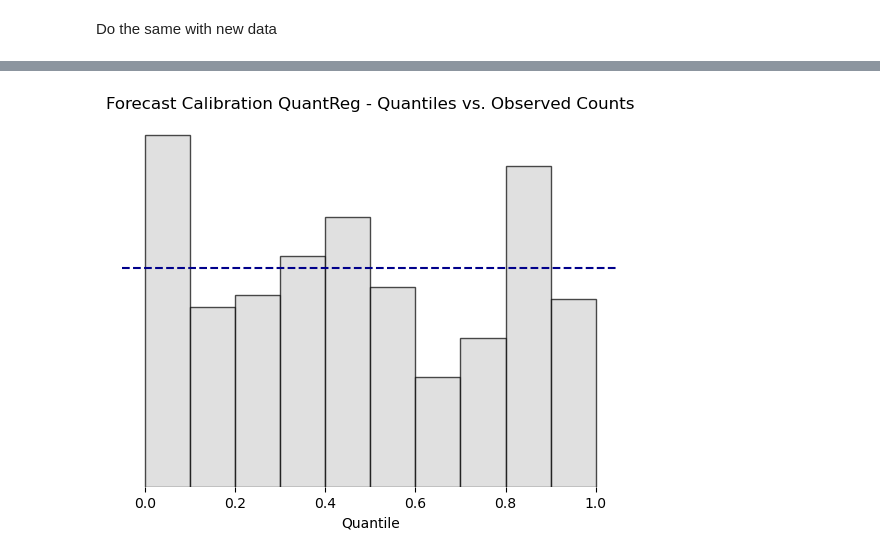
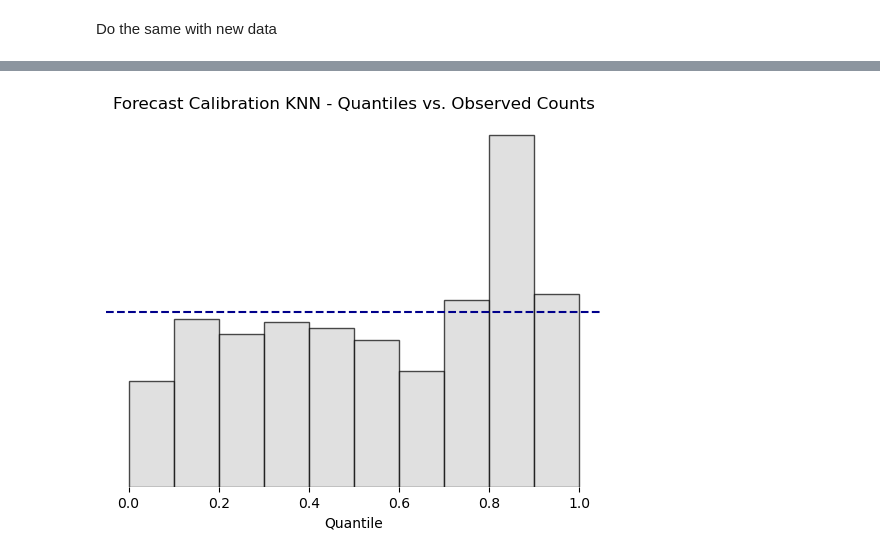
Before and after one commit to mweinreuter/PTSFC, a Jupyter notebook: energy_consumption/models/knn/knn.ipynb, the cells around one changed output, grey strips where cells are left out. Saved outputs shown, nothing was run; the diff lists cells and outputs as text; code cells hidden in the pictures.

```diff
--- a/energy_consumption/models/knn/knn.ipynb
+++ b/energy_consumption/models/knn/knn.ipynb
@@ -650,8 +562,10 @@ array([1.13621602, 1.13621602, 1.13621602, 1.14318145, 1.14813885,
 # %%
+from math import sqrt
+
 residuals = pd.read_csv(
-    'c:\\Users\\Maria\\Documents\\Studium\\Pyhton Projekte\\PTSFC\\energy_consumption\\models\\knn\\residuals.csv')
+    'c:\\Users\\Maria\\Documents\\Studium\\Pyhton Projekte\\PTSFC\\energy_consumption\\models\\knn\\data\\residuals.csv')
 distances = pd.read_csv(
-    'c:\\Users\\Maria\\Documents\\Studium\\Pyhton Projekte\\PTSFC\\energy_consumption\\models\\knn\\distances.csv')
+    'c:\\Users\\Maria\\Documents\\Studium\\Pyhton Projekte\\PTSFC\\energy_consumption\\models\\knn\\data\\distances.csv')
 
 def get_quantiles(mean_est, neighbor_distances, quantiles):
 
@@ -664,10 +578,10 @@ def get_quantiles(mean_est, neighbor_distances, quantiles):
 
     mean_residuals = np.array(residuals.mean(axis=0))
     mean_corr = np.array(mean_est) - mean_residuals
+    std_dev_residuals = np.sqrt(np.array((residuals.var(axis=0)) * (200 / (200 - 54))))  # estimate std --> take 1/(N-K), N = 200, K = 54
 
-    std_dev_residuals = np.array(residuals.std(axis=0))
     for q in quantiles:
-        quantile_df[f'q{q}'] = mean_corr+distance_ratio*norm.ppf(q, loc=0)*std_dev_residuals*(0.75)
+            quantile_df[f'q{q}'] = mean_corr+norm.ppf(q, loc=0)*(distance_ratio*std_dev_residuals + sqrt(1.0417))
 
     return quantile_df
 # %%
@@ -755,7 +679,7 @@ nd
 pit_merged = pd.DataFrame(columns=['date_time', 'q0.1', 'q0.2', 'q0.3', 'q0.4', 'q0.5', 'q0.6',
                                    'q0.7', 'q0.8', 'q0.9', 'energy_consumption'])
 quantiles = [0.1, 0.2, 0.3, 0.4, 0.5, 0.6, 0.7, 0.8, 0.9]
-for i in range(1, 10):
+for i in range(1, 8):
     print(f'start of round {i}')
     forecasts = get_KNNRegression_forecasts(energydata[:i*(-168)],
                                        indexes=list(range(100)),
@@ -854,35 +785,6 @@ Do the same with new data
 # %%
 from energy_consumption.feature_selection.extract import extract_energy_data
 energydata = extract_energy_data.get_data()
-# %%
-import pandas as pd
-import numpy as np
-from math import sqrt
-from scipy.stats import norm
-
-residuals = pd.read_csv(
-    'c:\\Users\\Maria\\Documents\\Studium\\Pyhton Projekte\\PTSFC\\energy_consumption\\models\\knn\\residuals.csv')
-distances = pd.read_csv(
-    'c:\\Users\\Maria\\Documents\\Studium\\Pyhton Projekte\\PTSFC\\energy_consumption\\models\\knn\\distances.csv')
-
-
-def get_quantiles(mean_est, neighbor_distances, quantiles):
-
-    quantile_df = pd.DataFrame()
-    quantiles = (np.array(quantiles))
-
-    mean_distances = np.array(distances['mean_distance'])
-    distance_specific = neighbor_distances.mean(axis=1)
-    distance_ratio = (distance_specific/mean_distances)  # durch?
-
-    mean_residuals = np.array(residuals.mean(axis=0))
-    mean_corr = np.array(mean_est) - mean_residuals
-
-    std_dev_residuals = np.array(residuals.std(axis=0))
-    for q in quantiles:#chanted to mean est
-        quantile_df[f'q{q}'] = mean_est+distance_ratio*norm.ppf(q, loc=0)*std_dev_residuals*(0.75)
-
-    return quantile_df
 # %%
 import pandas as pd
 import numpy as np
@@ -925,7 +827,7 @@ def get_KNNRegression_forecasts(energydata=np.nan, indexes=[47, 51, 55, 71, 75,
 
     # estimate forecast mean
     mean_est = knn_model.predict(X_pred)
-    neighbor_distances, neighbor_indizes = knn_model.kneighbors(X_pred, 5)
+    neighbor_distances, neighbor_indizes = knn_model.kneighbors(X_pred, 13)
 
     # estimate quantile forecasts
     quantile_forecasts = get_quantiles(
@@ -1036,32 +957,32 @@ def find_first_quantile(row):
 
 # Apply the function to each row
 pit_merged['first_quantile'] = pit_merged.apply(find_first_quantile, axis=1)
 quantile_counts = pit_merged['first_quantile'].value_counts()
 
 # order quantiles for final plot
 ordered_quantile_counts = {}
 for q in quantiles:
     if f'q{q}' in quantile_counts.index:
         ordered_quantile_counts[q] = quantile_counts.loc[f'q{q}']
 
 counts = list(ordered_quantile_counts.values())
 bar_width = 0.1
 
 quantiles = [0.1, 0.2, 0.3, 0.4, 0.5, 0.6, 0.7, 0.8, 0.9, 1]
 
 # Calculate the mean of the y-values
 mean_value = sum(counts) / len(counts)
 
 # Plot mean
 plt.axhline(y=mean_value, color='darkblue', linestyle='--', label='Mean')
 # Centering the bars on the left-hand side of their ticks
 plt.bar([q - bar_width for q in quantiles], counts,
         width=bar_width, color='lightgrey', alpha=0.7, align='edge', edgecolor='black')
 plt.xlabel('Quantile')
 plt.yticks([])
 # Alternatively: observed counts in each quantile range
-plt.title('Forecast Calibration QuantReg - Quantiles vs. Observed Counts')
+plt.title('Forecast Calibration KNN - Quantiles vs. Observed Counts')
 plt.box(False)
 plt.show()
 # %% [output]
-[figure, old version]
+[figure, new version]
```
Also changed, not shown: parts of 39 cells of this notebook, 20 other files.
